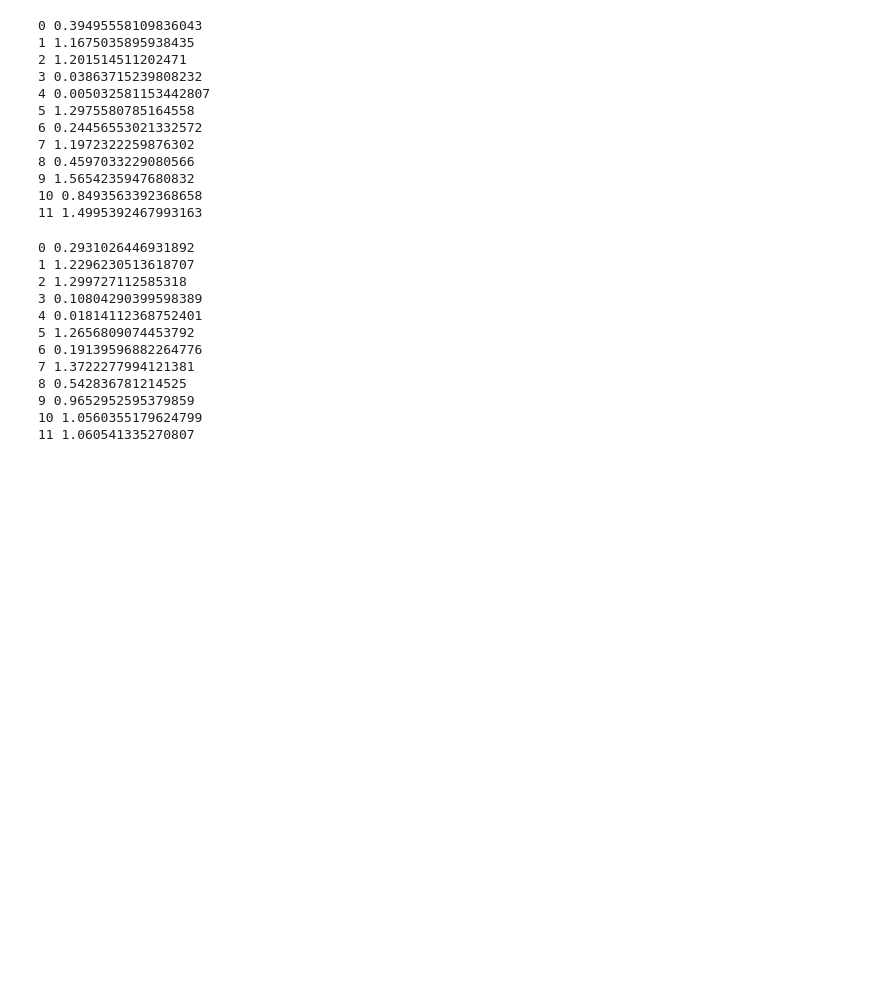
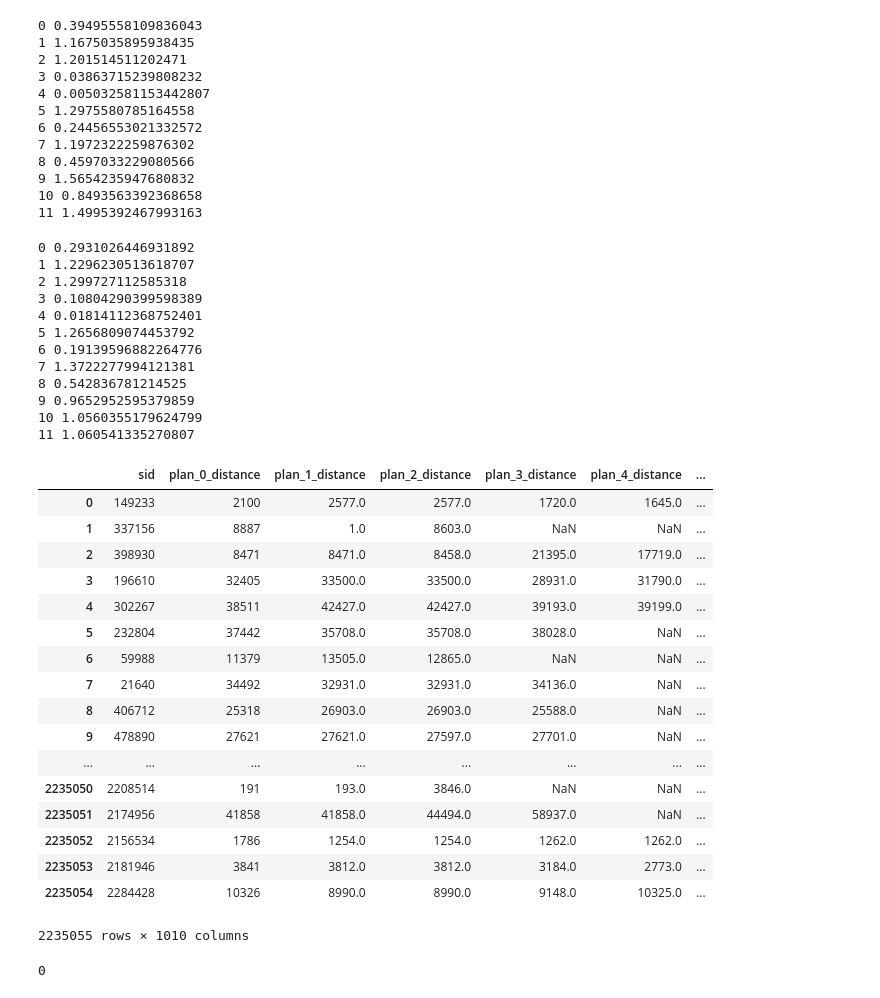
Before and after one commit to MitsuruFujiwara/KDD-Cup-2019, a Jupyter notebook: src/903_post_processing.ipynb, the cells around one changed output. Saved outputs shown, nothing was run; the diff lists cells and outputs as text; code cells hidden in the pictures; blank space fills up the shorter version.

```diff
--- a/src/903_post_processing.ipynb
+++ b/src/903_post_processing.ipynb
@@ -162,3 +162,28 @@ for i in range(0,12):
 9 0.9652952595379859
 10 1.0560355179624799
 11 1.060541335270807
+# %%
+plans
+# %% [output]
+|  | sid | plan_0_distance | plan_1_distance | plan_2_distance | plan_3_distance | plan_4_distance | ... |
+| 0 | 149233 | 2100 | 2577.0 | 2577.0 | 1720.0 | 1645.0 | ... |
+| 1 | 337156 | 8887 | 1.0 | 8603.0 | NaN | NaN | ... |
+| 2 | 398930 | 8471 | 8471.0 | 8458.0 | 21395.0 | 17719.0 | ... |
+| 3 | 196610 | 32405 | 33500.0 | 33500.0 | 28931.0 | 31790.0 | ... |
+| 4 | 302267 | 38511 | 42427.0 | 42427.0 | 39193.0 | 39199.0 | ... |
+| 5 | 232804 | 37442 | 35708.0 | 35708.0 | 38028.0 | NaN | ... |
+| 6 | 59988 | 11379 | 13505.0 | 12865.0 | NaN | NaN | ... |
+| 7 | 21640 | 34492 | 32931.0 | 32931.0 | 34136.0 | NaN | ... |
+| 8 | 406712 | 25318 | 26903.0 | 26903.0 | 25588.0 | NaN | ... |
+| 9 | 478890 | 27621 | 27621.0 | 27597.0 | 27701.0 | NaN | ... |
+| ... | ... | ... | ... | ... | ... | ... | ... |
+| 2235050 | 2208514 | 191 | 193.0 | 3846.0 | NaN | NaN | ... |
+| 2235051 | 2174956 | 41858 | 41858.0 | 44494.0 | 58937.0 | NaN | ... |
+| 2235052 | 2156534 | 1786 | 1254.0 | 1254.0 | 1262.0 | 1262.0 | ... |
+| 2235053 | 2181946 | 3841 | 3812.0 | 3812.0 | 3184.0 | 2773.0 | ... |
+| 2235054 | 2284428 | 10326 | 8990.0 | 8990.0 | 9148.0 | 10325.0 | ... |
+2235055 rows × 1010 columns
+# %%
+pred_lgbm3.recommend_mode.isnull().sum()
+# %% [output]
+0
```
Also changed, not shown: parts of 3 cells of this notebook, 28 other files.
